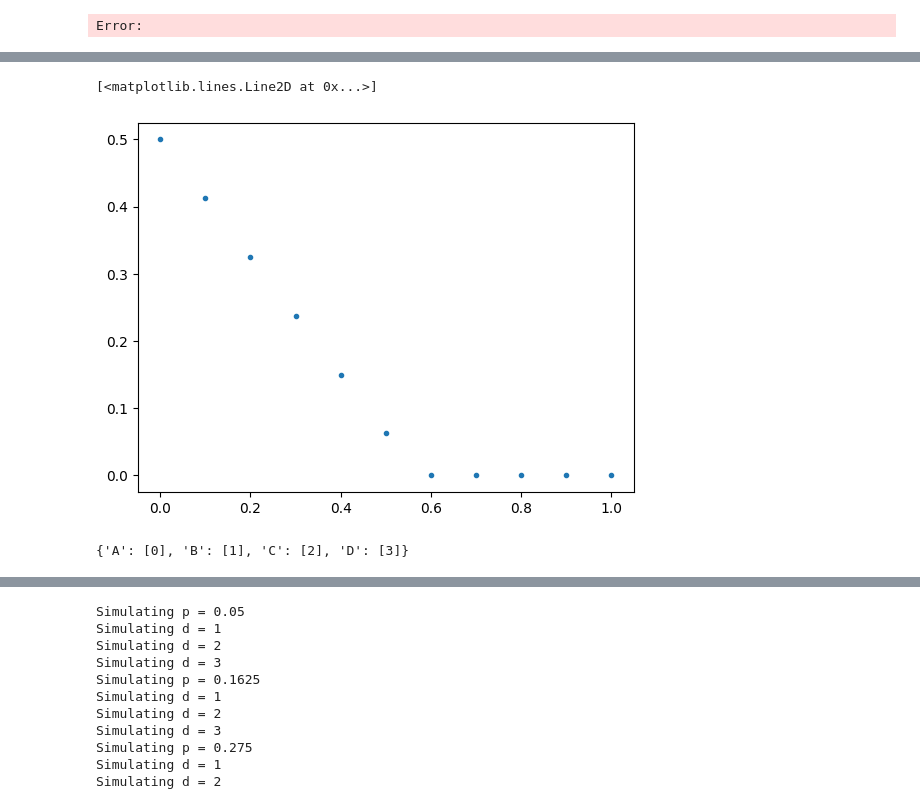
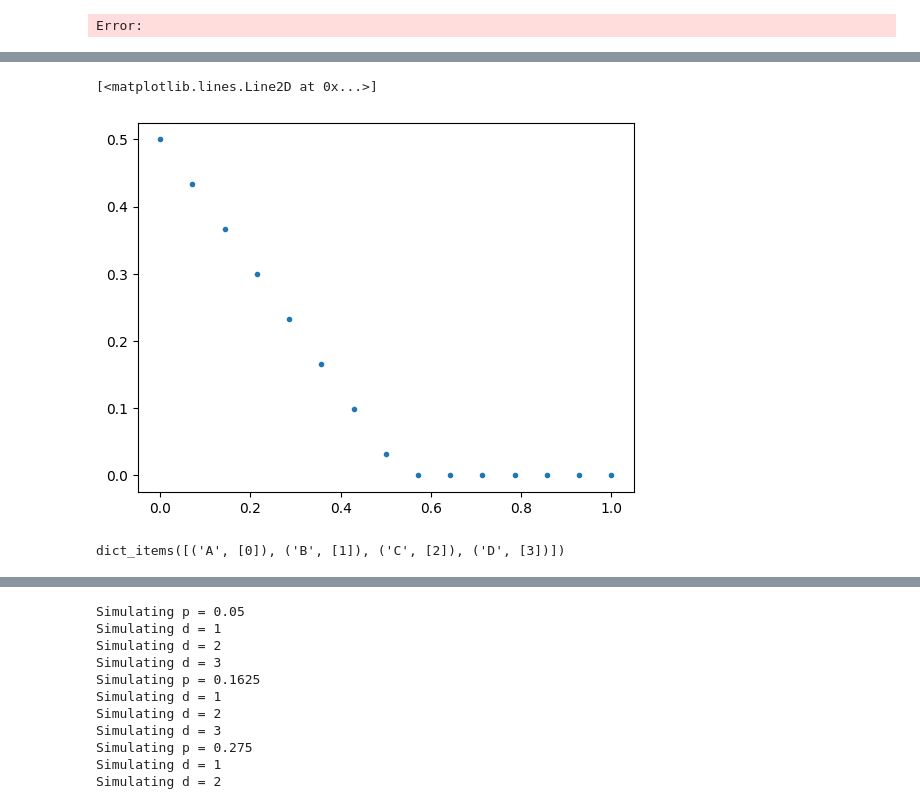
Before and after one commit to amarce4/mipt, a Jupyter notebook: python/mipt.ipynb, the cells around one changed output, grey strips where cells are left out. Cells and saved outputs as stored; diff of their text form; code cells hidden in the pictures.

```diff
--- a/python/mipt.ipynb
+++ b/python/mipt.ipynb
@@ -285,51 +91,44 @@ Simulating p = 0.35
 # %%
 from mipt import *
 import numpy as np
 from numpy.typing import NDArray
 from scipy.optimize import curve_fit
 
 Array = NDArray[np.complex128]
 
-def ketbra(psi: Array) -> Array:
-    psi = np.asarray(psi, dtype=np.complex128).reshape(-1)
-    nrm = np.linalg.norm(psi)
+def ghz_white_noise_state(parties: int, p_noise: float) -> np.ndarray:
+    """
+    rho(p) = (1 - p) |GHZ_n><GHZ_n| + p I / 2**n
+    """
+    d = 2 ** parties
 
-    if nrm <= 1e-15:
-        raise ValueError("Cannot form ketbra from a zero vector.")
+    psi = np.zeros(d, dtype=np.complex128)
+    psi[0] = 1.0 / np.sqrt(2.0)
+    psi[-1] = 1.0 / np.sqrt(2.0)
 
-    psi = psi / nrm
-    return np.outer(psi, psi.conj()).astype(np.complex128)
+    rho_ghz = np.outer(psi, psi.conj())
 
-def ghz3_density() -> Array:
-    psi = np.zeros(8, dtype=np.complex128)
-    psi[0] = 1.0 / np.sqrt(2)
-    psi[7] = 1.0 / np.sqrt(2)
-    return ketbra(psi)
+    return (1.0 - p_noise) * rho_ghz + p_noise * np.eye(d) / d
 
-def ghz4_density() -> Array:
-    psi = np.zeros(16, dtype=np.complex128)
-    psi[0] = 1.0 / np.sqrt(2)
-    psi[15] = 1.0 / np.sqrt(2)
-    return ketbra(psi)
-
-ps = np.linspace(0, 1, 11)
+ps = np.linspace(0, 1, 15)
 gmn_values = []
 for p in ps:
-    rho = (1-p) * ghz3_density() + p * np.eye(8) / 8
-    gmn_values.append(gmn(rho))
+    rho = ghz_white_noise_state(parties=4, p_noise=p)
+    score = gmn(
+            rho,
+            parties=4,
+            formulation="monotone",
+            return_problem=False,
+        )
+    gmn_values.append(score)
 
-# def gmn_fit_func(p, a, b):
-#     return a*p + b
-
-# params, pcov = curve_fit(gmn_fit_func, ps, gmn_values, p0=[1.0, 1.0])
-# print("Fitted parameters:", params)
 plt.plot(ps, gmn_values, '.')
 # %% [output]
 [<matplotlib.lines.Line2D at 0x...>]
-[figure, old version]
+[figure, new version]
 # %%
 parties = 4
 partitions = {chr(ord('A') + i): [i] for i in range(parties)}
-print(partitions)
+print(partitions.items())
 # %% [output]
-{'A': [0], 'B': [1], 'C': [2], 'D': [3]}
+dict_items([('A', [0]), ('B', [1]), ('C', [2]), ('D', [3])])
```
Also changed, not shown: parts of 5 cells of this notebook, 15 other files.
